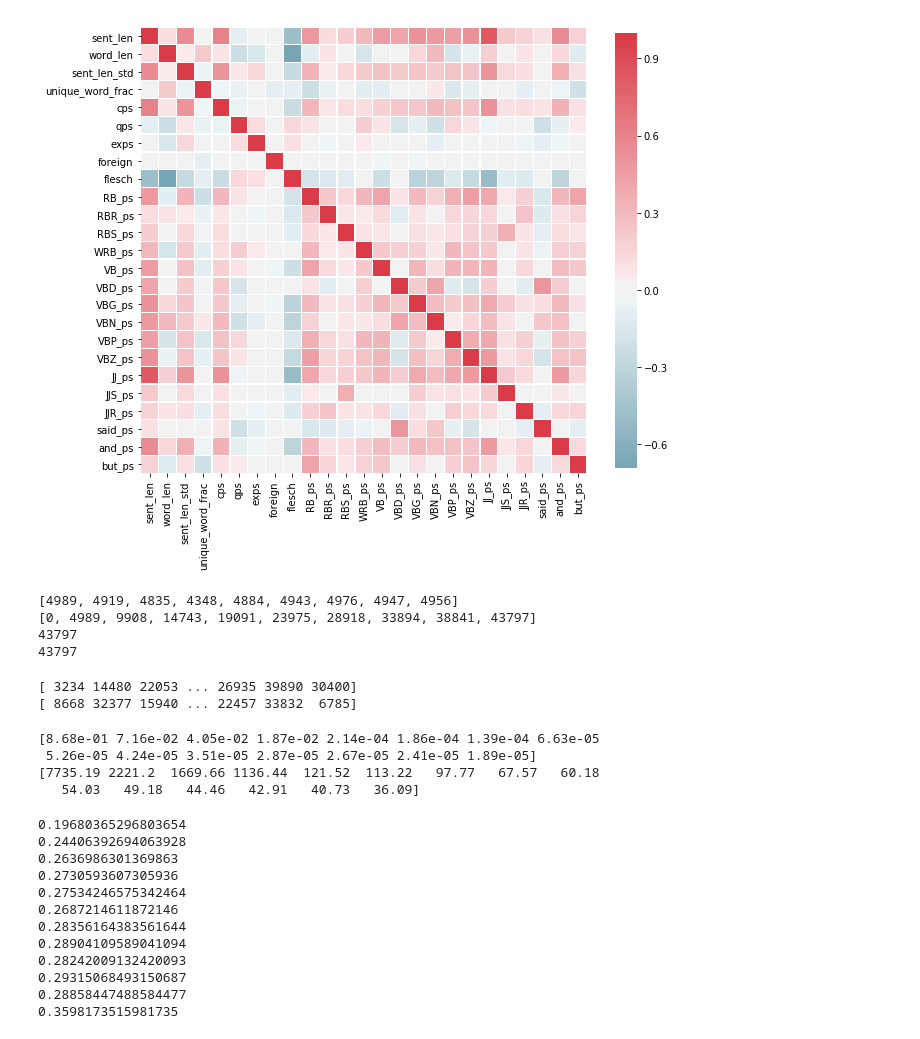
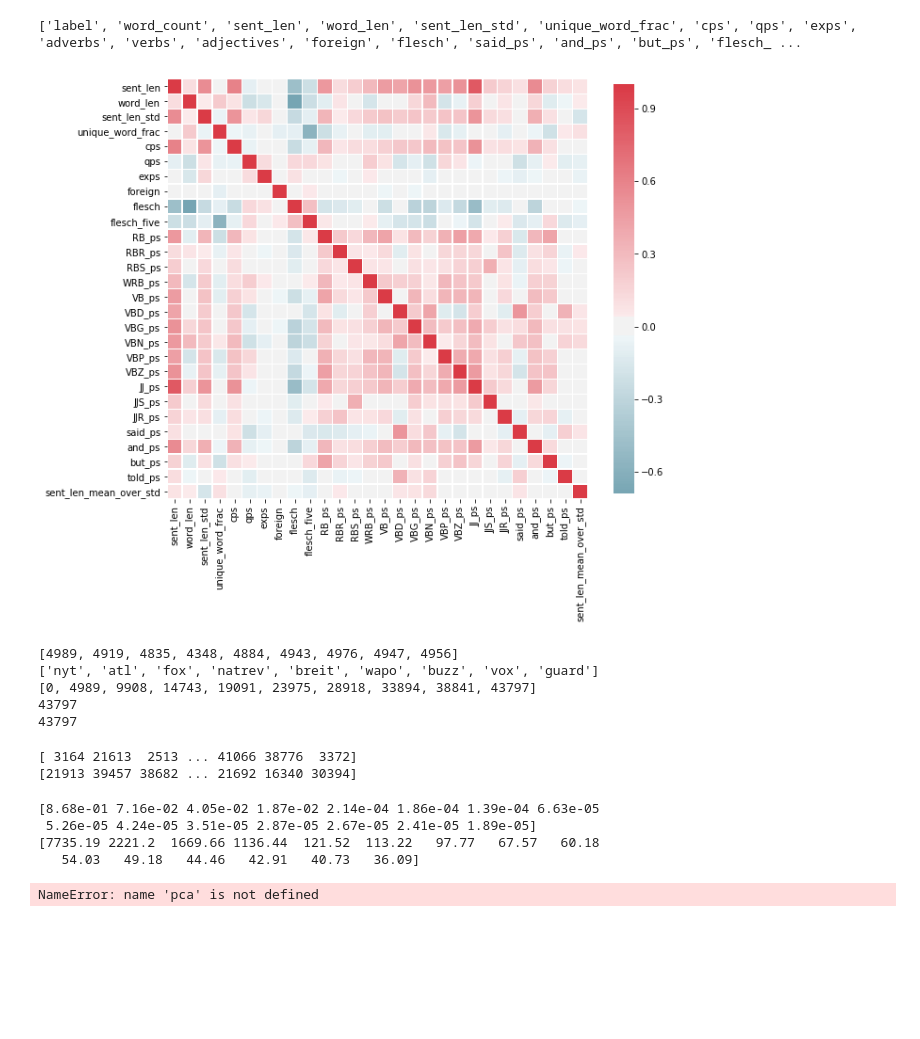
Before and after one commit to jwymbs23/insight, a Jupyter notebook: classify.ipynb, the cells around one changed output. Saved outputs shown, nothing was run; the diff lists cells and outputs as text; code cells hidden in the pictures; blank space fills up the shorter version.

```diff
--- a/classify.ipynb
+++ b/classify.ipynb
@@ -14,6 +14,6 @@ f_list = glob.glob('*_data_df.p')
 df_list = []
 for fname in f_list:
     if 'jupyter' not in fname:
-        if 'guard' in fname:
-            df_list.append(pickle.load(open( fname, 'rb' )))
+        #if 'guard' in fname:
+        df_list.append(pickle.load(open( fname, 'rb' )))
 #print(df_list[5])
@@ -46,40 +20,53 @@ Name: flesch_sec, Length: 4884, dtype: object
+# %%
+#print(df_list)
+full_feature_df = pd.concat(df_list)
+#print(full_feature_df)
+print(list(full_feature_df))
+# %% [output]
+['label', 'word_count', 'sent_len', 'word_len', 'sent_len_std', 'unique_word_frac', 'cps', 'qps', 'exps', 'adverbs', 'verbs', 'adjectives', 'foreign', 'flesch', 'said_ps', 'and_ps', 'but_ps', 'flesch_ ...
+# %%
+full_feature_df = full_feature_df.loc[full_feature_df['flesch_five'] > 0]
+# %%
+full_feature_df['sent_len_mean_over_std'] = full_feature_df['sent_len']/full_feature_df['sent_len_std']
+full_feature_df = full_feature_df.loc[(full_feature_df['sent_len_std'] > 0) & ]
 # %%
 feat_list = ['sent_len', 'word_len', 'sent_len_std', 'unique_word_frac',
-             'cps', 'qps', 'exps', 'foreign', 'flesch',
+             'cps', 'qps', 'exps', 'foreign', 'flesch',  'flesch_five',
              'RB_ps', 'RBR_ps', 'RBS_ps', 'WRB_ps', 'VB_ps',
              'VBD_ps', 'VBG_ps', 'VBN_ps', 'VBP_ps', 'VBZ_ps', 'JJ_ps', 'JJS_ps', 'JJR_ps',
-             'said_ps', 'and_ps', 'but_ps']
+             'said_ps', 'and_ps', 'but_ps', 'told_ps', 'sent_len_mean_over_std']
 
 #full_feature_df = pd.concat(df_list)
 
 
 
 import matplotlib.ticker as ticker
 corr = full_feature_df[feat_list].corr()
 
 mask = np.zeros_like(corr, dtype=np.bool)
 mask[np.triu_indices_from(mask)] = True
 
 cmap = sns.diverging_palette(220, 10, as_cmap=True)
 plt.figure(figsize=(10,10))
 # Draw the heatmap with the mask and correct aspect ratio
 sns.heatmap(corr,cmap=cmap, center=0,
             square=True, linewidths=.3, cbar_kws={"shrink": .8})
 
 
 
 
 full_feature_df[feat_list].head()
 
 min_word_count = 0
 
 feature_array = full_feature_df.loc[(full_feature_df['word_count'] > min_word_count)][feat_list].values
 label_array =   full_feature_df.loc[(full_feature_df['word_count'] > min_word_count)]['label'].values
 #print(full_feature_df[feat_list][(full_feature_df >= 0).all(1)].head())
 
 article_counts = full_feature_df.groupby('label')['label'].count().tolist()
+class_names = [i.loc[0,'label'] for i in df_list]
 # %% [output]
-[figure, old version]
+[figure, new version]
 # %%
 #combine features
 #X = [[i, j, k, l, m, n, o] for i, j, k, l, m, n, o in zip(
@@ -100,6 +87,7 @@ n_samples = len(X)
 data_boundaries = article_counts
 #data_boundaries = [n_articles for i in [nyt, breit, wapo, guard]]
 print(data_boundaries)
+print(class_names)
 cumulative_bounds = [0]
 for ci, i in enumerate(data_boundaries):
     cumulative_bounds.append(i+cumulative_bounds[ci])
@@ -118,6 +106,7 @@ print(len(X))
 print(len(Y))
 # %% [output]
 [4989, 4919, 4835, 4348, 4884, 4943, 4976, 4947, 4956]
+['nyt', 'atl', 'fox', 'natrev', 'breit', 'wapo', 'buzz', 'vox', 'guard']
 [0, 4989, 9908, 14743, 19091, 23975, 28918, 33894, 38841, 43797]
 43797
 43797
@@ -134,8 +123,8 @@ print(idx_test)
 #text_list = nyt_sent + breit_sent + wapo_sent +guard_sent
 #print(len(text_list))
 # %% [output]
-[ 3234 14480 22053 ... 26935 39890 30400]
-[ 8668 32377 15940 ... 22457 33832  6785]
+[ 3164 21613  2513 ... 41066 38776  3372]
+[21913 39457 38682 ... 21692 16340 30394]
 # %%
 #pca
 
@@ -170,18 +159,7 @@ print(rf_clf.score(X_t_test, y_test))
 y_pred = rf_clf.predict(X_t_test)
 #chance = [0 if random.random() > 0.5 else 1 for _ in range(len(y_pred))]
 # %% [output]
-0.19680365296803654
-0.24406392694063928
-0.2636986301369863
-0.2730593607305936
-0.27534246575342464
-0.2687214611872146
-0.28356164383561644
-0.28904109589041094
-0.28242009132420093
-0.29315068493150687
-0.28858447488584477
-0.3598173515981735
+NameError: name 'pca' is not defined
 # %%
 #from sklearn.model_selection import GridSearchCV
 #parameters = {'max_depth':range(3,20)}
```
Also changed, not shown: parts of 7 cells of this notebook, 1 other file.
